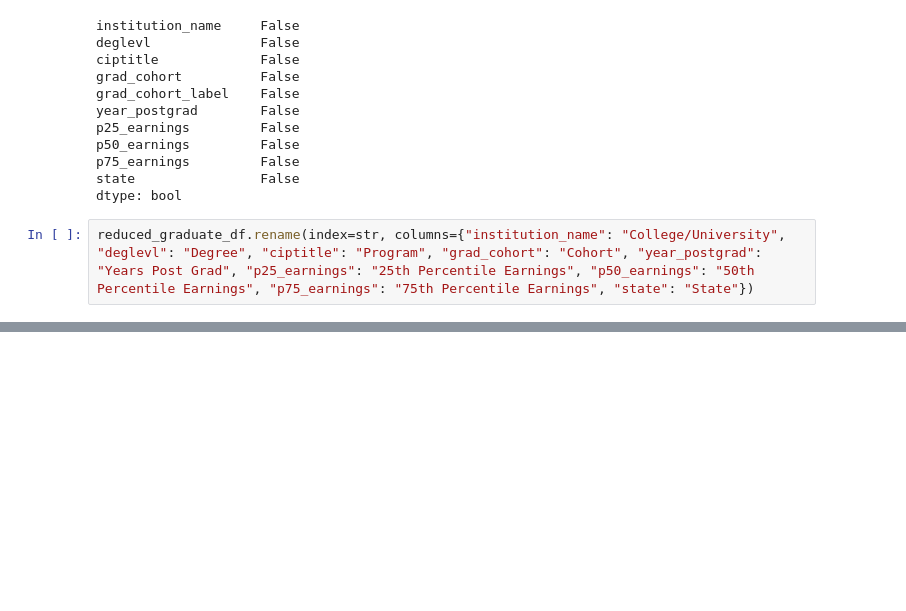
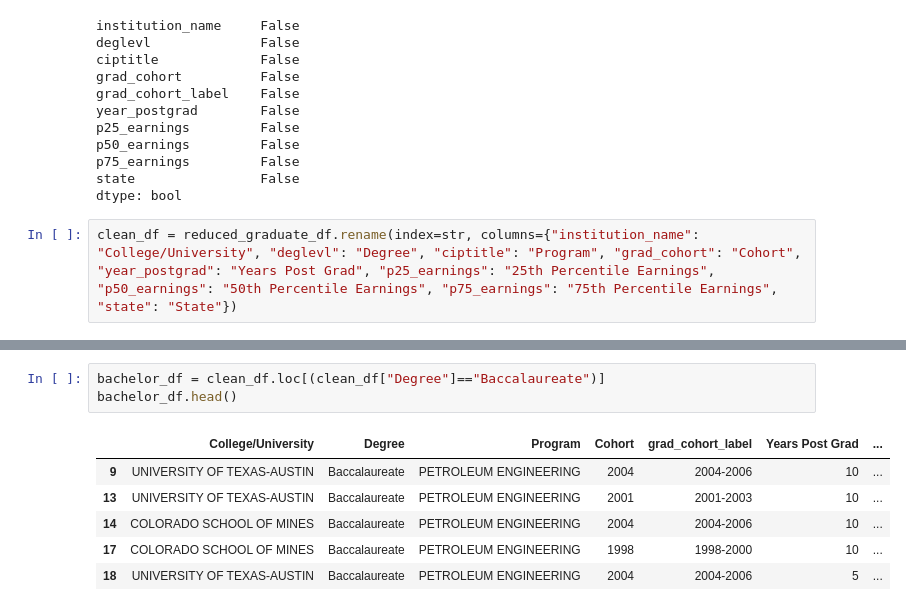
Before and after one commit to otrejo08/data_bootcamp_project1, a Jupyter notebook: data/Omar.ipynb, the cells around one changed output, grey strips where cells are left out. Saved outputs shown, nothing was run; the diff lists cells and outputs as text; blank space fills up the shorter version.

Commit message:
created df filtered by degree

```diff
--- a/data/Omar.ipynb
+++ b/data/Omar.ipynb
@@ -64,4 +64,4 @@ p75_earnings         False
 state                False
 dtype: bool
 # %%
-reduced_graduate_df.rename(index=str, columns={"institution_name": "College/University", "deglevl": "Degree", "ciptitle": "Program", "grad_cohort": "Cohort", "year_postgrad": "Years Post Grad", "p25_earnings": "25th Percentile Earnings", "p50_earnings": "50th Percentile Earnings", "p75_earnings": "75th Percentile Earnings", "state": "State"})
+clean_df = reduced_graduate_df.rename(index=str, columns={"institution_name": "College/University", "deglevl": "Degree", "ciptitle": "Program", "grad_cohort": "Cohort", "year_postgrad": "Years Post Grad", "p25_earnings": "25th Percentile Earnings", "p50_earnings": "50th Percentile Earnings", "p75_earnings": "75th Percentile Earnings", "state": "State"})
@@ -86,0 +68,10 @@ reduced_graduate_df.rename(index=str, columns={"institution_name": "College/Univ
+# %%
+bachelor_df = clean_df.loc[(clean_df["Degree"]=="Baccalaureate")]
+bachelor_df.head()
+# %% [output]
+|  | College/University | Degree | Program | Cohort | grad_cohort_label | Years Post Grad | ... |
+| 9 | UNIVERSITY OF TEXAS-AUSTIN | Baccalaureate | PETROLEUM ENGINEERING | 2004 | 2004-2006 | 10 | ... |
+| 13 | UNIVERSITY OF TEXAS-AUSTIN | Baccalaureate | PETROLEUM ENGINEERING | 2001 | 2001-2003 | 10 | ... |
+| 14 | COLORADO SCHOOL OF MINES | Baccalaureate | PETROLEUM ENGINEERING | 2004 | 2004-2006 | 10 | ... |
+| 17 | COLORADO SCHOOL OF MINES | Baccalaureate | PETROLEUM ENGINEERING | 1998 | 1998-2000 | 10 | ... |
+| 18 | UNIVERSITY OF TEXAS-AUSTIN | Baccalaureate | PETROLEUM ENGINEERING | 2004 | 2004-2006 | 5 | ... |
```
Also changed, not shown: parts of 4 cells of this notebook, 1 other file.
